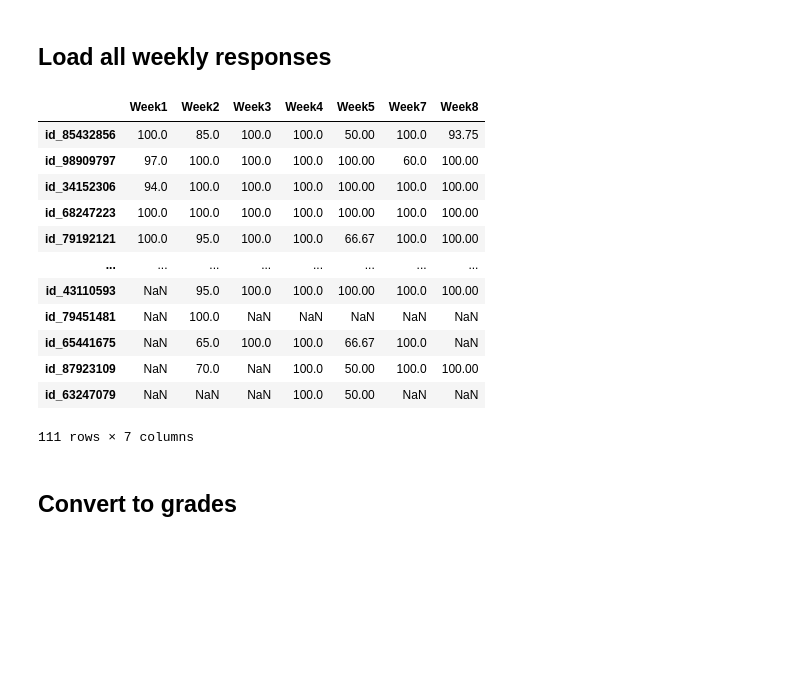
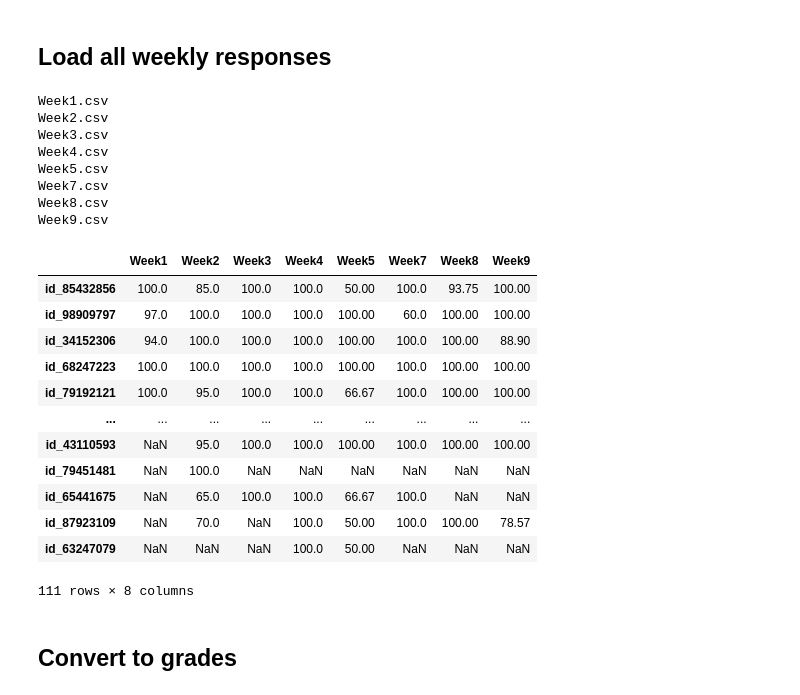
Before and after one commit to Marion-Artigaut/Quiz_visualisation_Sankey, a Jupyter notebook: examples/Course_overview.ipynb, the cells around one changed output. Cells and saved outputs as stored; diff of their text form; code cells hidden in the pictures; blank space fills up the shorter version.

```diff
--- a/examples/Course_overview.ipynb
+++ b/examples/Course_overview.ipynb
@@ -13,28 +13,37 @@ import plotly.graph_objs as go
 # %%
 # Load weekly .csv files from Moodle
 files = [f for f in listdir('../data') if isfile(join('../data', f))]
 course = pd.DataFrame()
-for f, file in enumerate(files[:-1]):
+for f, file in enumerate(files):
+    print(file)
     week = pd.read_csv('../data/'+file)
     week.set_index('Username', inplace=True)
     week.rename(columns={"Grade/100.00": file[:-4]}, inplace=True)
     week = week[file[:-4]]
     course = pd.concat([course, week], axis=1, join='outer')
 course
 # %% [output]
+Week1.csv
+Week2.csv
+Week3.csv
+Week4.csv
+Week5.csv
+Week7.csv
+Week8.csv
+Week9.csv
-|  | Week1 | Week2 | Week3 | Week4 | Week5 | Week7 | Week8 |
-| id_85432856 | 100.0 | 85.0 | 100.0 | 100.0 | 50.00 | 100.0 | 93.75 |
-| id_98909797 | 97.0 | 100.0 | 100.0 | 100.0 | 100.00 | 60.0 | 100.00 |
-| id_34152306 | 94.0 | 100.0 | 100.0 | 100.0 | 100.00 | 100.0 | 100.00 |
-| id_68247223 | 100.0 | 100.0 | 100.0 | 100.0 | 100.00 | 100.0 | 100.00 |
-| id_79192121 | 100.0 | 95.0 | 100.0 | 100.0 | 66.67 | 100.0 | 100.00 |
-| ... | ... | ... | ... | ... | ... | ... | ... |
-| id_43110593 | NaN | 95.0 | 100.0 | 100.0 | 100.00 | 100.0 | 100.00 |
-| id_79451481 | NaN | 100.0 | NaN | NaN | NaN | NaN | NaN |
-| id_65441675 | NaN | 65.0 | 100.0 | 100.0 | 66.67 | 100.0 | NaN |
-| id_87923109 | NaN | 70.0 | NaN | 100.0 | 50.00 | 100.0 | 100.00 |
-| id_63247079 | NaN | NaN | NaN | 100.0 | 50.00 | NaN | NaN |
+|  | Week1 | Week2 | Week3 | Week4 | Week5 | Week7 | Week8 | Week9 |
+| id_85432856 | 100.0 | 85.0 | 100.0 | 100.0 | 50.00 | 100.0 | 93.75 | 100.00 |
+| id_98909797 | 97.0 | 100.0 | 100.0 | 100.0 | 100.00 | 60.0 | 100.00 | 100.00 |
+| id_34152306 | 94.0 | 100.0 | 100.0 | 100.0 | 100.00 | 100.0 | 100.00 | 88.90 |
+| id_68247223 | 100.0 | 100.0 | 100.0 | 100.0 | 100.00 | 100.0 | 100.00 | 100.00 |
+| id_79192121 | 100.0 | 95.0 | 100.0 | 100.0 | 66.67 | 100.0 | 100.00 | 100.00 |
+| ... | ... | ... | ... | ... | ... | ... | ... | ... |
+| id_43110593 | NaN | 95.0 | 100.0 | 100.0 | 100.00 | 100.0 | 100.00 | 100.00 |
+| id_79451481 | NaN | 100.0 | NaN | NaN | NaN | NaN | NaN | NaN |
+| id_65441675 | NaN | 65.0 | 100.0 | 100.0 | 66.67 | 100.0 | NaN | NaN |
+| id_87923109 | NaN | 70.0 | NaN | 100.0 | 50.00 | 100.0 | 100.00 | 78.57 |
+| id_63247079 | NaN | NaN | NaN | 100.0 | 50.00 | NaN | NaN | NaN |
-111 rows × 7 columns
+111 rows × 8 columns
 # %% [markdown]
 ## Convert to grades
 # %%
```
Also changed, not shown: parts of 2 cells of this notebook, 3 other files.
